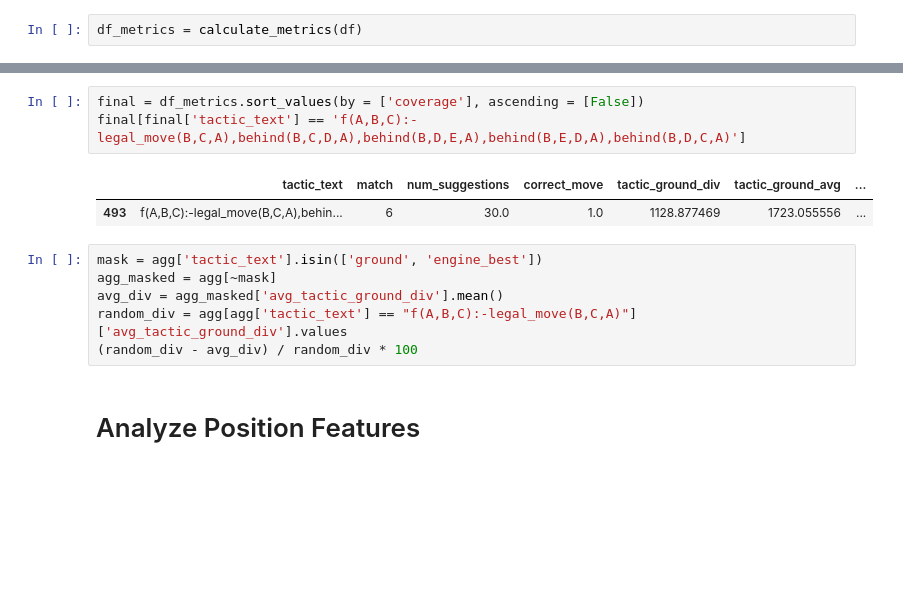
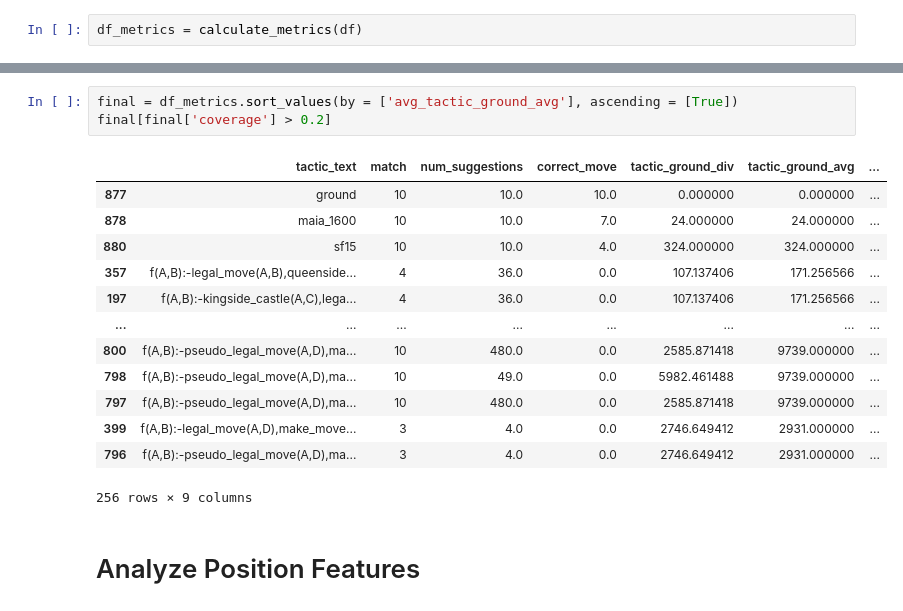
Before and after one commit to AbhijeetKrishnan/Popper, a Jupyter notebook: analysis.ipynb, the cells around one changed output, grey strips where cells are left out. Cells and saved outputs as stored; diff of their text form; blank space fills up the shorter version.

```diff
--- a/analysis.ipynb
+++ b/analysis.ipynb
@@ -62,15 +62,20 @@ generate_frequency_graph(df_metrics, 'accuracy', "Accuracy $(T,$ $P_{test})$", "
-# %%
-final = df_metrics.sort_values(by = ['coverage'], ascending = [False])
-final[final['tactic_text'] == 'f(A,B,C):-legal_move(B,C,A),behind(B,C,D,A),behind(B,D,E,A),behind(B,E,D,A),behind(B,D,C,A)']
-# %% [output]
-|  | tactic_text | match | num_suggestions | correct_move | tactic_ground_div | tactic_ground_avg | ... |
-| 493 | f(A,B,C):-legal_move(B,C,A),behin... | 6 | 30.0 | 1.0 | 1128.877469 | 1723.055556 | ... |
-# %%
-mask = agg['tactic_text'].isin(['ground', 'engine_best'])
-agg_masked = agg[~mask]
-avg_div = agg_masked['avg_tactic_ground_div'].mean()
-random_div = agg[agg['tactic_text'] == "f(A,B,C):-legal_move(B,C,A)"]['avg_tactic_ground_div'].values
-(random_div - avg_div) / random_div * 100
+# %%
+final = df_metrics.sort_values(by = ['avg_tactic_ground_avg'], ascending = [True])
+final[final['coverage'] > 0.2]
+# %% [output]
+|  | tactic_text | match | num_suggestions | correct_move | tactic_ground_div | tactic_ground_avg | ... |
+| 877 | ground | 10 | 10.0 | 10.0 | 0.000000 | 0.000000 | ... |
+| 878 | maia_1600 | 10 | 10.0 | 7.0 | 24.000000 | 24.000000 | ... |
+| 880 | sf15 | 10 | 10.0 | 4.0 | 324.000000 | 324.000000 | ... |
+| 357 | f(A,B):-legal_move(A,B),queenside... | 4 | 36.0 | 0.0 | 107.137406 | 171.256566 | ... |
+| 197 | f(A,B):-kingside_castle(A,C),lega... | 4 | 36.0 | 0.0 | 107.137406 | 171.256566 | ... |
+| ... | ... | ... | ... | ... | ... | ... | ... |
+| 800 | f(A,B):-pseudo_legal_move(A,D),ma... | 10 | 480.0 | 0.0 | 2585.871418 | 9739.000000 | ... |
+| 798 | f(A,B):-pseudo_legal_move(A,D),ma... | 10 | 49.0 | 0.0 | 5982.461488 | 9739.000000 | ... |
+| 797 | f(A,B):-pseudo_legal_move(A,D),ma... | 10 | 480.0 | 0.0 | 2585.871418 | 9739.000000 | ... |
+| 399 | f(A,B):-legal_move(A,D),make_move... | 3 | 4.0 | 0.0 | 2746.649412 | 2931.000000 | ... |
+| 796 | f(A,B):-pseudo_legal_move(A,D),ma... | 3 | 4.0 | 0.0 | 2746.649412 | 2931.000000 | ... |
+256 rows × 9 columns
 # %% [markdown]
 # Analyze Position Features
 # %%
```
Also changed, not shown: parts of 6 cells of this notebook, 2 other files.
